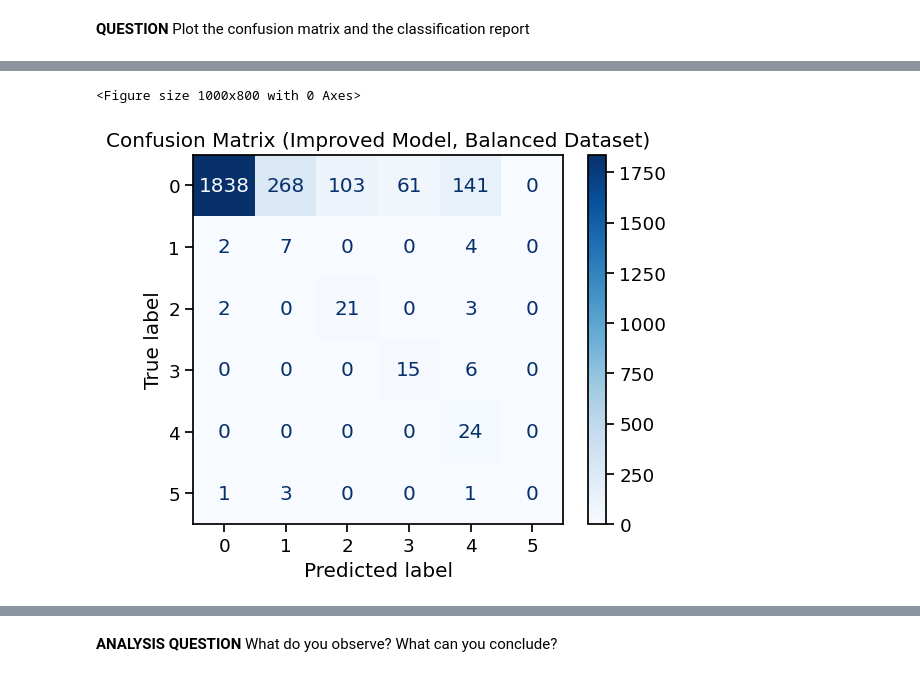
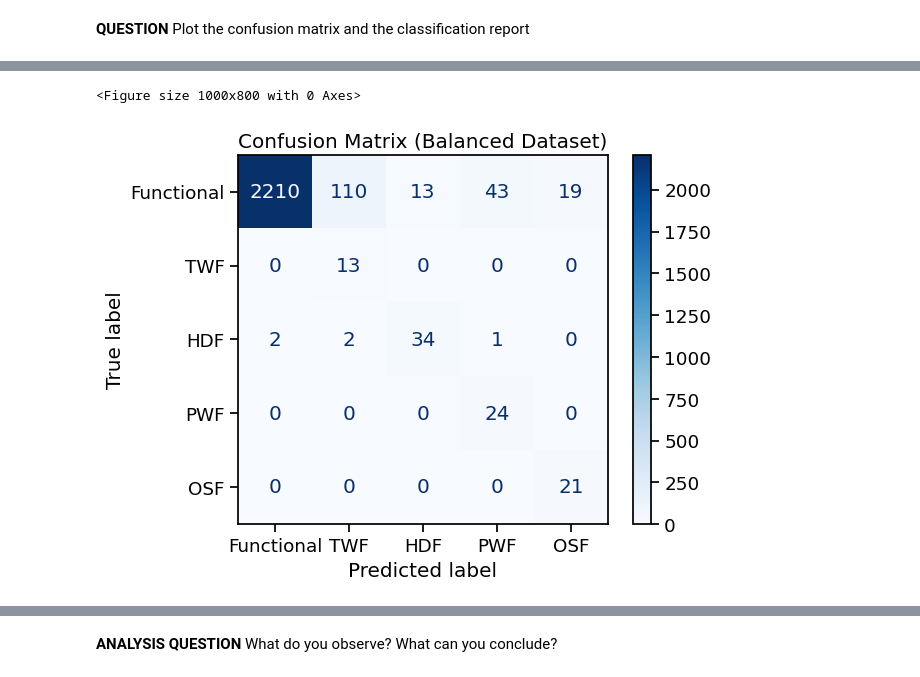
Before and after one commit to Tichow/TP_IA_embarquee, a Jupyter notebook: neural_network/TP_IA_EMBARQUEE.ipynb, the cells around one changed output, grey strips where cells are left out. Cells and saved outputs as stored; diff of their text form; code cells hidden in the pictures.

```diff
--- a/neural_network/TP_IA_EMBARQUEE.ipynb
+++ b/neural_network/TP_IA_EMBARQUEE.ipynb
@@ -1001,7 +1014,7 @@ Model: "sequential_3"
 # Define callbacks for training
 early_stopping = EarlyStopping(
     monitor='val_loss',
-    patience=10,
+    patience=20,
     restore_best_weights=True,
     verbose=1
 )
@@ -1009,16 +1022,16 @@ early_stopping = EarlyStopping(
 reduce_lr = ReduceLROnPlateau(
     monitor='val_loss',
     factor=0.5,
-    patience=5,
-    min_lr=0.0001,
+    patience=10,
+    min_lr=0.00001,
     verbose=1
 )
 
-# Train the model with balanced dataset
-balanced_history = balanced_improved_model.fit(
-    X_train, y_train,  # Using the balanced dataset
-    epochs=30,
-    batch_size=64,
+# Train the model with balanced data
+balanced_history = balanced_model.fit(
+    X_train, y_train,
+    epochs=70,
+    batch_size=100,
     validation_split=0.2,
     callbacks=[early_stopping, reduce_lr],
     verbose=1
@@ -1051,7 +1064,7 @@ plt.tight_layout()
 plt.show()
 
 # Evaluate the model on the imbalanced test set (to match real-world conditions)
-test_loss, test_acc = balanced_improved_model.evaluate(X_test, y_test, verbose=0)
+test_loss, test_acc = balanced_model.evaluate(X_test, y_test, verbose=0)
 print(f"Test accuracy: {test_acc:.4f}")
 print(f"Test loss: {test_loss:.4f}")
 # %% [output]
@@ -1079,21 +1092,22 @@ Test loss: 0.7308
 **QUESTION** Plot the confusion matrix and the classification report
 # %%
 # Predict classes for the test set
-y_pred = balanced_improved_model.predict(X_test)
+y_pred = balanced_model.predict(X_test)
 y_pred_classes = np.argmax(y_pred, axis=1)
+y_test_classes = np.argmax(y_test, axis=1)
 
 # Display confusion matrix
+class_names = ['Functional', 'TWF', 'HDF', 'PWF', 'OSF']
 plt.figure(figsize=(10, 8))
-cm = confusion_matrix(y_test, y_pred_classes)
-disp = ConfusionMatrixDisplay(confusion_matrix=cm)
+cm = confusion_matrix(y_test_classes, y_pred_classes)
+disp = ConfusionMatrixDisplay(confusion_matrix=cm, display_labels=class_names)
 disp.plot(cmap=plt.cm.Blues, values_format='d')
-plt.title('Confusion Matrix (Improved Model, Balanced Dataset)')
+plt.title('Confusion Matrix (Balanced Dataset)')
 plt.show()
 
 # Display classification report
-class_names = ['No Failure', 'TWF', 'HDF', 'PWF', 'OSF', 'RNF'][:num_classes]
-print("Classification Report (Improved Model, Balanced Dataset):")
-print(classification_report(y_test, y_pred_classes, target_names=class_names))
+print("Classification Report (Balanced Dataset):")
+print(classification_report(y_test_classes, y_pred_classes, target_names=class_names))
 
 # Calculate metrics for each class
 precision = []
@@ -1101,16 +1115,16 @@ recall = []
 f1 = []
 for i in range(num_classes):
     # True positives (TP): we predict a label of i and the true label is i
-    TP = np.sum(np.logical_and(y_pred_classes == i, y_test == i))
+    TP = np.sum(np.logical_and(y_pred_classes == i, y_test_classes == i))
 
     # True negatives (TN): we predict a label that is not i and the true label is not i
-    TN = np.sum(np.logical_and(y_pred_classes != i, y_test != i))
+    TN = np.sum(np.logical_and(y_pred_classes != i, y_test_classes != i))
 
     # False positives (FP): we predict a label of i but the true label is not i
-    FP = np.sum(np.logical_and(y_pred_classes == i, y_test != i))
+    FP = np.sum(np.logical_and(y_pred_classes == i, y_test_classes != i))
 
     # False negatives (FN): we predict a label that is not i but the true label is i
-    FN = np.sum(np.logical_and(y_pred_classes != i, y_test == i))
+    FN = np.sum(np.logical_and(y_pred_classes != i, y_test_classes == i))
 
     # Precision, recall, and F1 for class i
     prec = TP / (TP + FP) if (TP + FP) > 0 else 0
@@ -1130,4 +1144,16 @@ metrics_df = pd.DataFrame({
 })
 print("\nDetailed metrics by class:")
 print(metrics_df)
+
+# Convertir et enregistrer le modèle équilibré
+converter = tf.lite.TFLiteConverter.from_keras_model(balanced_model)
+tflite_model = converter.convert()
+
+# Enregistrer le modèle
+with open('balanced_model.tflite', 'wb') as f:
+    f.write(tflite_model)
+
+# Pour télécharger automatiquement depuis Colab
+from google.colab import files
+files.download('balanced_model.tflite')
 # %% [output]
@@ -1135,2 +1161,2 @@ print(metrics_df)
 <Figure size 1000x800 with 0 Axes>
-[figure, old version]
+[figure, new version]
```
Also changed, not shown: parts of 11 cells of this notebook.
